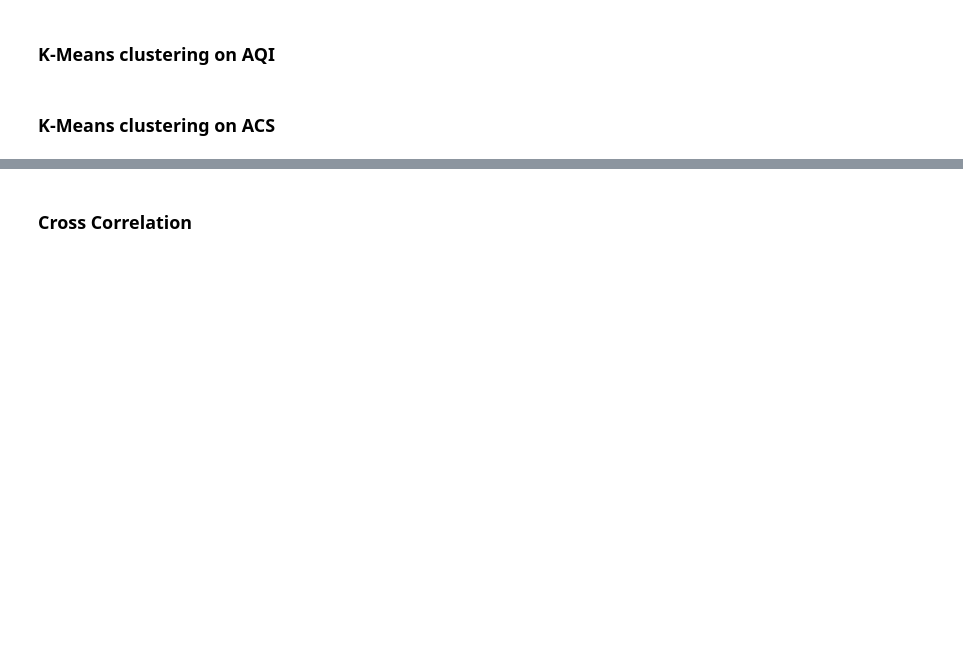
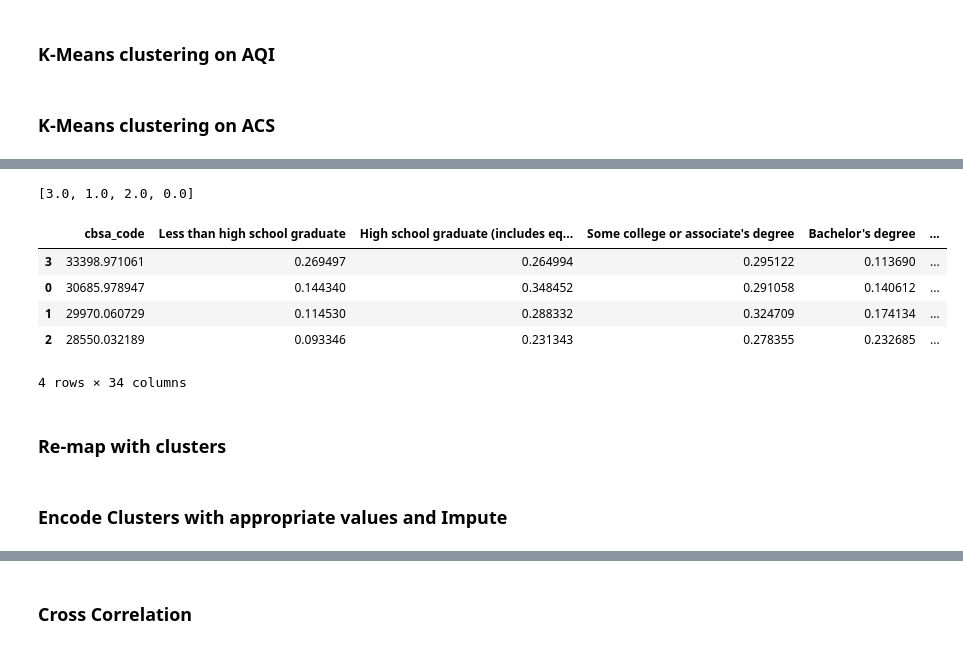
Before and after one commit to Suchith3004/socioeconomic-pollution, a Jupyter notebook: scripts/clustering_analysis.ipynb, the cells around one changed output, grey strips where cells are left out. Drawn from its saved outputs; the diff is of its cells as text; code cells hidden in the pictures; blank space fills up the shorter version.

```diff
--- a/scripts/clustering_analysis.ipynb
+++ b/scripts/clustering_analysis.ipynb
@@ -220,7 +218,6 @@ aqi.to_csv('../dataset/aqi_clustered.csv', index=False)
 # %% [markdown]
 ### K-Means clustering on ACS
 # %%
-kmm = cluster.KMeans(n_clusters=5, random_state=27)
+kmm = cluster.KMeans(n_clusters=4, random_state=27)
 kmm.fit_predict(census.drop(columns=['cbsa_code', 'year']))
 census['cluster'] = kmm.labels_
-census.to_csv('../dataset/census_clustered.csv', index=False)
@@ -229 +247,27 @@ census.to_csv('../dataset/census_clustered.csv', index=False)
+# %%
+cluster_info = pd.DataFrame()
+for clus in census['cluster'].unique():
+    new_row = dict()
+    cluster_census = census[census['cluster'] == clus]
+    for col in cluster_census:
+        new_row[col] = cluster_census[col].mean()
+
+    cluster_info = cluster_info.append(new_row, ignore_index=True)
+
+
+cluster_info.sort_values(["Graduate or professional degree"], inplace=True, axis=0)
+cluster_info.drop(columns=['cbsa_code', 'year']).to_csv('census_cluster_info.csv', index=True)
+census_clusters = list(cluster_info['cluster'])
+print(census_clusters)
+cluster_info
+# %% [output]
+[3.0, 1.0, 2.0, 0.0]
+|  | cbsa_code | Less than high school graduate | High school graduate (includes eq... | Some college or associate's degree | Bachelor's degree | ... |
+| 3 | 33398.971061 | 0.269497 | 0.264994 | 0.295122 | 0.113690 | ... |
+| 0 | 30685.978947 | 0.144340 | 0.348452 | 0.291058 | 0.140612 | ... |
+| 1 | 29970.060729 | 0.114530 | 0.288332 | 0.324709 | 0.174134 | ... |
+| 2 | 28550.032189 | 0.093346 | 0.231343 | 0.278355 | 0.232685 | ... |
+4 rows × 34 columns
+# %% [markdown]
+### Re-map with clusters
 # %%
@@ -238,3 +300,5 @@ def cluster_encode(cluster_num, data):
+# %% [markdown]
+### Encode Clusters with appropriate values and Impute
 # %%
 cluster_df = pd.DataFrame()
 # Create rows for all years and cbsa
```
Also changed, not shown: parts of 13 cells of this notebook, 7 other files.
